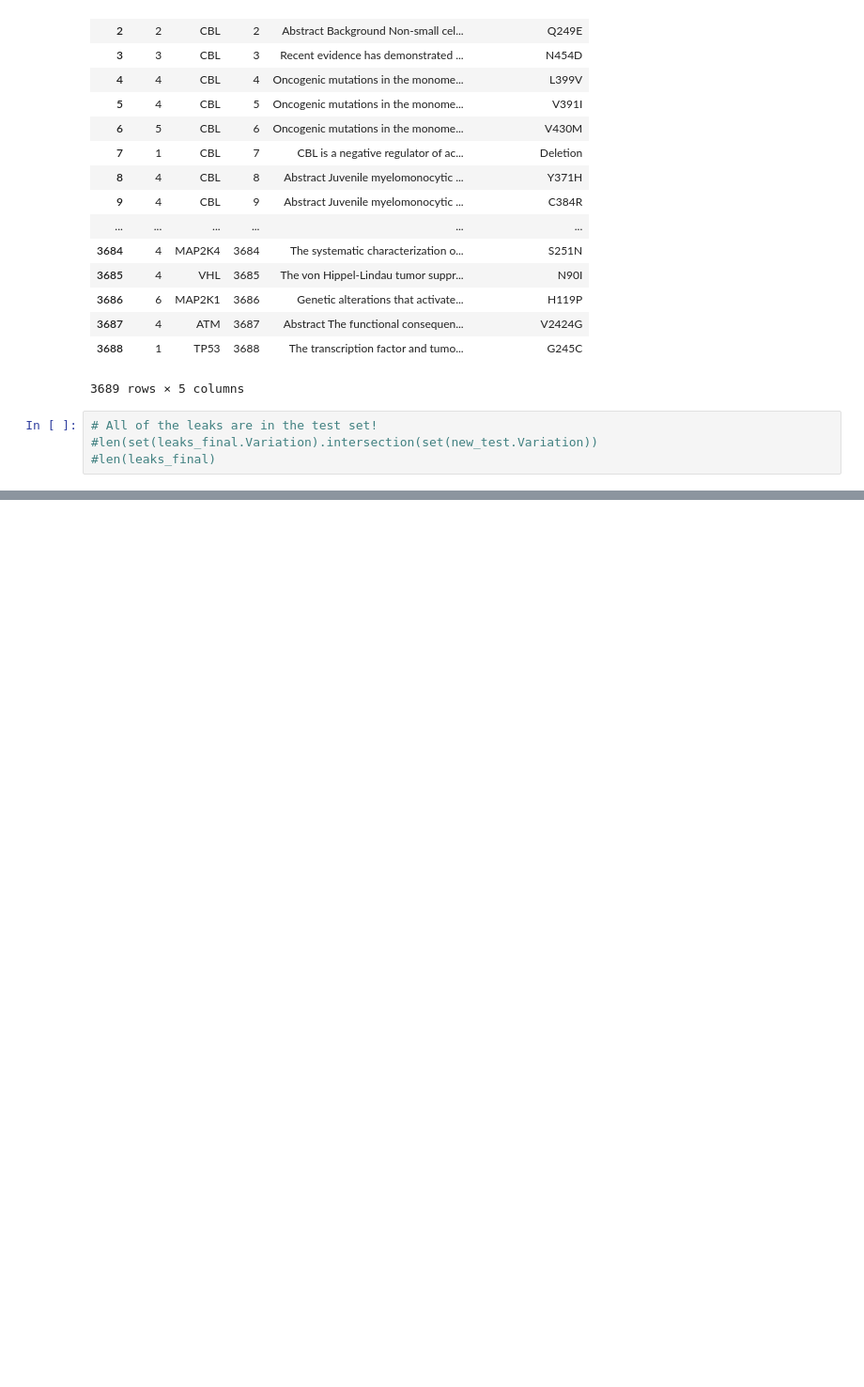
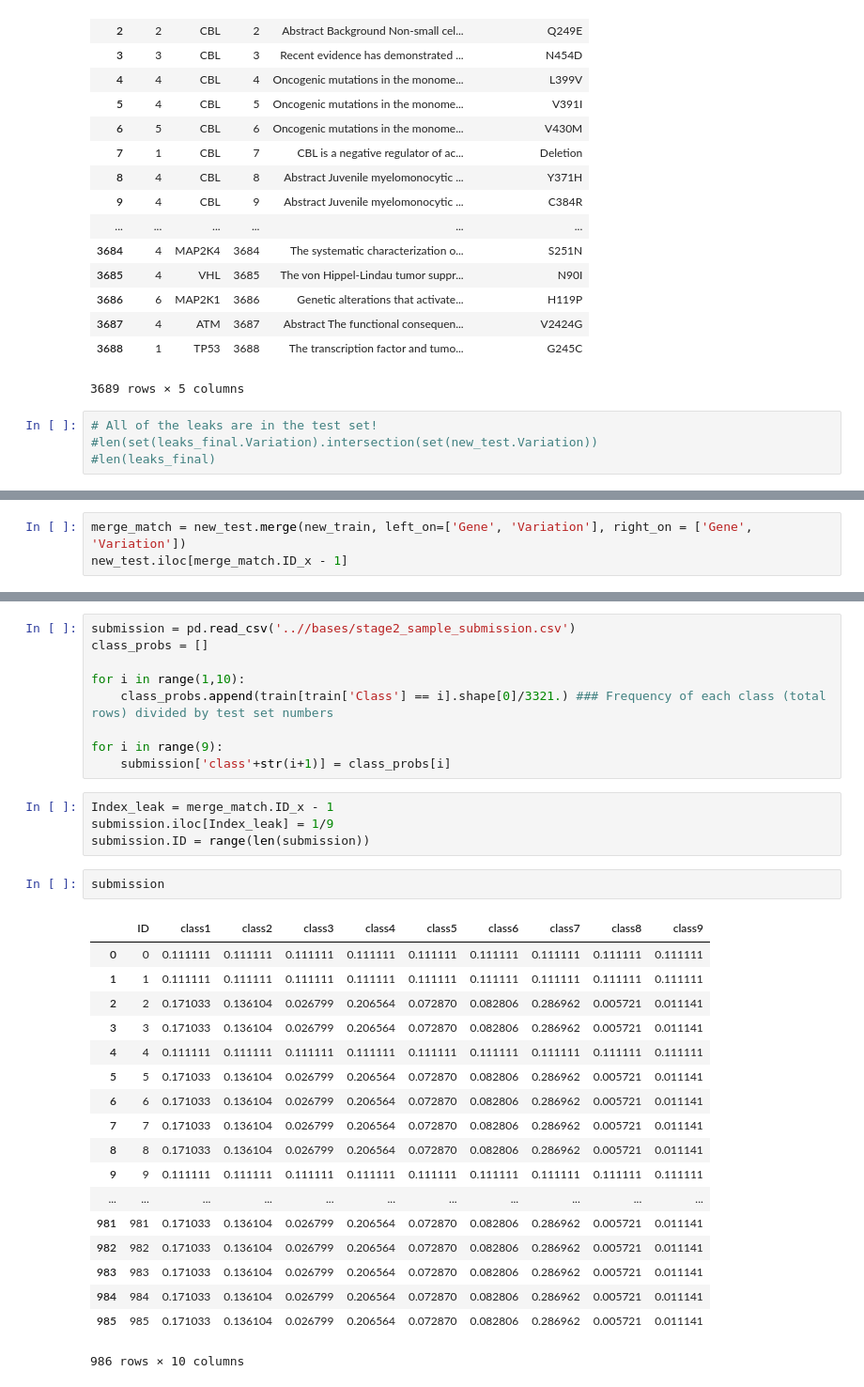
Before and after one commit to Sorelz/Kaggle_MSK, a Jupyter notebook: create_bases/create_base.ipynb, the cells around one changed output, grey strips where cells are left out. Shown at 94% size. Saved outputs shown, nothing was run; the diff lists cells and outputs as text; blank space fills up the shorter version.

Commit message:
script for submitting leaks

```diff
--- a/create_bases/create_base.ipynb
+++ b/create_bases/create_base.ipynb
@@ -76,0 +79,3 @@ new_train
+# %%
+merge_match = new_test.merge(new_train, left_on=['Gene', 'Variation'], right_on = ['Gene', 'Variation'])
+new_test.iloc[merge_match.ID_x - 1]
@@ -76,0 +101,34 @@ new_train
+# %%
+submission = pd.read_csv('..//bases/stage2_sample_submission.csv')
+class_probs = []
+
+for i in range(1,10):
+    class_probs.append(train[train['Class'] == i].shape[0]/3321.) ### Frequency of each class (total rows) divided by test set numbers
+
+for i in range(9):
+    submission['class'+str(i+1)] = class_probs[i]
+# %%
+Index_leak = merge_match.ID_x - 1
+submission.iloc[Index_leak] = 1/9
+submission.ID = range(len(submission))
+# %%
+submission
+# %% [output]
+|  | ID | class1 | class2 | class3 | class4 | class5 | class6 | class7 | class8 | class9 |
+| 0 | 0 | 0.111111 | 0.111111 | 0.111111 | 0.111111 | 0.111111 | 0.111111 | 0.111111 | 0.111111 | 0.111111 |
+| 1 | 1 | 0.111111 | 0.111111 | 0.111111 | 0.111111 | 0.111111 | 0.111111 | 0.111111 | 0.111111 | 0.111111 |
+| 2 | 2 | 0.171033 | 0.136104 | 0.026799 | 0.206564 | 0.072870 | 0.082806 | 0.286962 | 0.005721 | 0.011141 |
+| 3 | 3 | 0.171033 | 0.136104 | 0.026799 | 0.206564 | 0.072870 | 0.082806 | 0.286962 | 0.005721 | 0.011141 |
+| 4 | 4 | 0.111111 | 0.111111 | 0.111111 | 0.111111 | 0.111111 | 0.111111 | 0.111111 | 0.111111 | 0.111111 |
+| 5 | 5 | 0.171033 | 0.136104 | 0.026799 | 0.206564 | 0.072870 | 0.082806 | 0.286962 | 0.005721 | 0.011141 |
+| 6 | 6 | 0.171033 | 0.136104 | 0.026799 | 0.206564 | 0.072870 | 0.082806 | 0.286962 | 0.005721 | 0.011141 |
+| 7 | 7 | 0.171033 | 0.136104 | 0.026799 | 0.206564 | 0.072870 | 0.082806 | 0.286962 | 0.005721 | 0.011141 |
+| 8 | 8 | 0.171033 | 0.136104 | 0.026799 | 0.206564 | 0.072870 | 0.082806 | 0.286962 | 0.005721 | 0.011141 |
+| 9 | 9 | 0.111111 | 0.111111 | 0.111111 | 0.111111 | 0.111111 | 0.111111 | 0.111111 | 0.111111 | 0.111111 |
+| ... | ... | ... | ... | ... | ... | ... | ... | ... | ... | ... |
+| 981 | 981 | 0.171033 | 0.136104 | 0.026799 | 0.206564 | 0.072870 | 0.082806 | 0.286962 | 0.005721 | 0.011141 |
+| 982 | 982 | 0.171033 | 0.136104 | 0.026799 | 0.206564 | 0.072870 | 0.082806 | 0.286962 | 0.005721 | 0.011141 |
+| 983 | 983 | 0.171033 | 0.136104 | 0.026799 | 0.206564 | 0.072870 | 0.082806 | 0.286962 | 0.005721 | 0.011141 |
+| 984 | 984 | 0.171033 | 0.136104 | 0.026799 | 0.206564 | 0.072870 | 0.082806 | 0.286962 | 0.005721 | 0.011141 |
+| 985 | 985 | 0.171033 | 0.136104 | 0.026799 | 0.206564 | 0.072870 | 0.082806 | 0.286962 | 0.005721 | 0.011141 |
+986 rows × 10 columns
```
Also changed, not shown: parts of 2 cells of this notebook, 1 other file.
